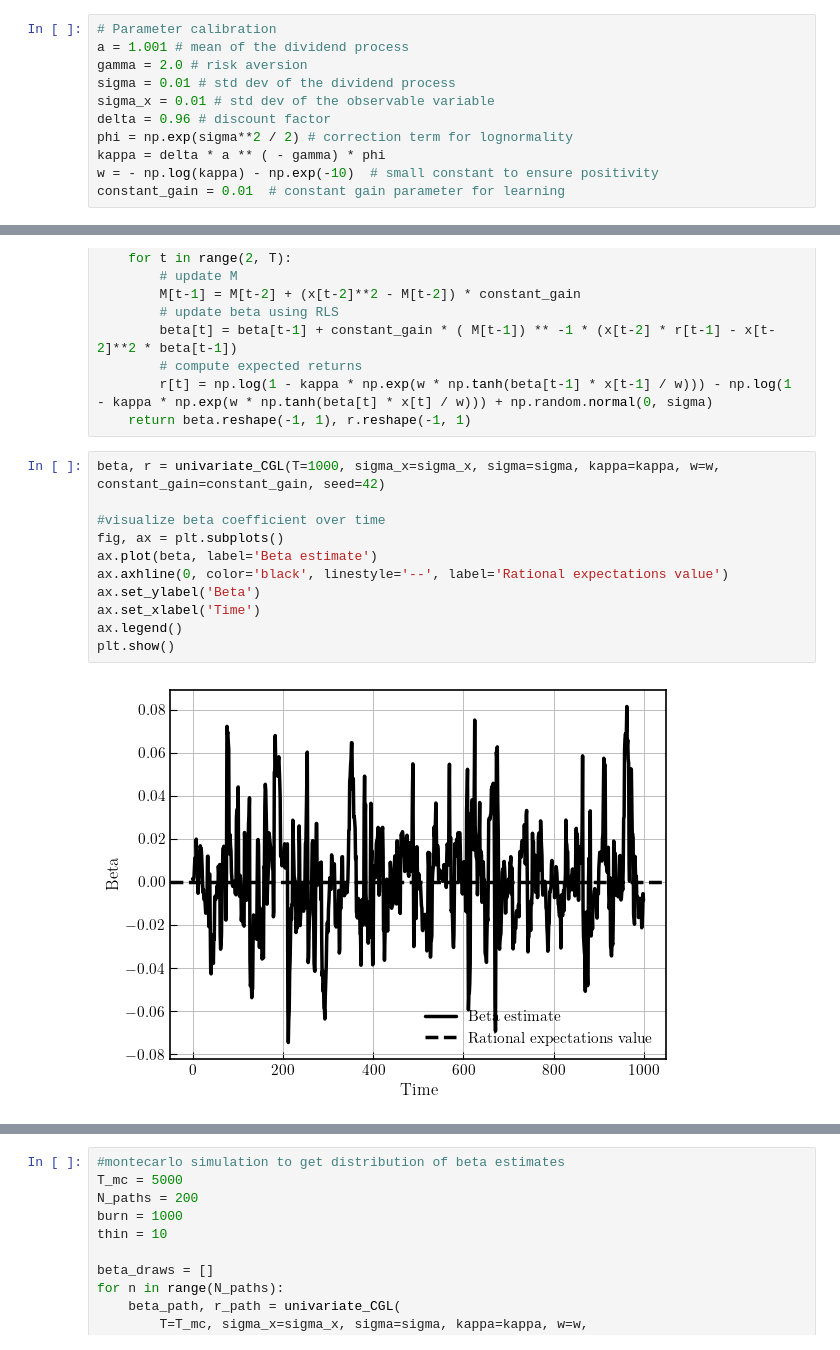
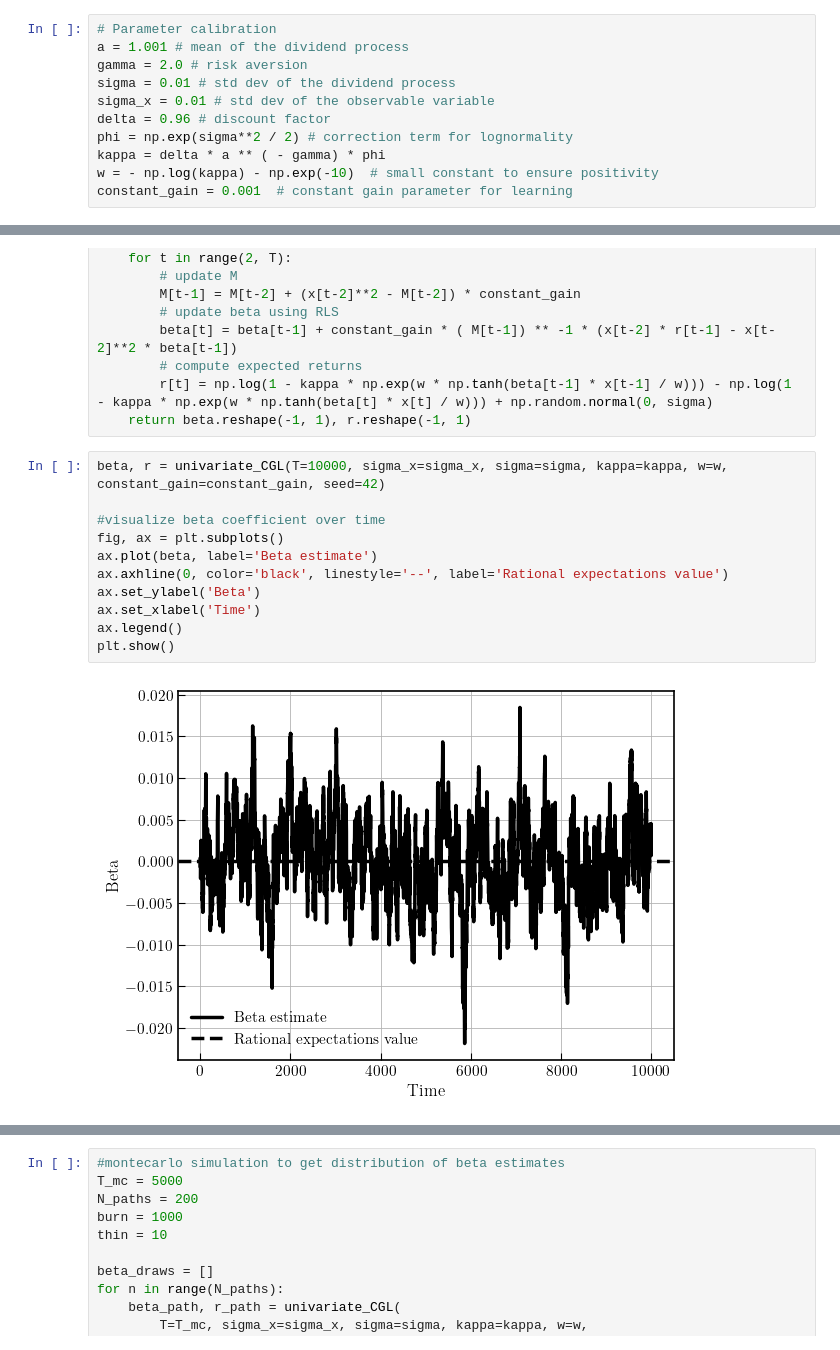
Before and after one commit to TommasoDF/Lasso_paper, a Jupyter notebook: Theory/simulate_constant_gain.ipynb, the cells around one changed output, grey strips where cells are left out. Cells and saved outputs as stored; diff of their text form.

```diff
--- a/Theory/simulate_constant_gain.ipynb
+++ b/Theory/simulate_constant_gain.ipynb
@@ -16,7 +16,7 @@ delta = 0.96 # discount factor
 phi = np.exp(sigma**2 / 2) # correction term for lognormality
 kappa = delta * a ** ( - gamma) * phi
 w = - np.log(kappa) - np.exp(-10)  # small constant to ensure positivity
-constant_gain = 0.01  # constant gain parameter for learning
+constant_gain = 0.001  # constant gain parameter for learning
 # %% [markdown]
 ## Univariate case
 # %%
@@ -43,15 +43,15 @@ def univariate_CGL(T, sigma_x, sigma, kappa, w, seed=None, constant_gain=0.01):
         r[t] = np.log(1 - kappa * np.exp(w * np.tanh(beta[t-1] * x[t-1] / w))) - np.log(1 - kappa * np.exp(w * np.tanh(beta[t] * x[t] / w))) + np.random.normal(0, sigma)
     return beta.reshape(-1, 1), r.reshape(-1, 1)
 # %%
-beta, r = univariate_CGL(T=1000, sigma_x=sigma_x, sigma=sigma, kappa=kappa, w=w, constant_gain=constant_gain, seed=42)
+beta, r = univariate_CGL(T=10000, sigma_x=sigma_x, sigma=sigma, kappa=kappa, w=w, constant_gain=constant_gain, seed=42)
 
 #visualize beta coefficient over time
 fig, ax = plt.subplots()
 ax.plot(beta, label='Beta estimate')
 ax.axhline(0, color='black', linestyle='--', label='Rational expectations value')
 ax.set_ylabel('Beta')
 ax.set_xlabel('Time')
 ax.legend()
 plt.show()
 # %% [output]
-[figure, old version]
+[figure, new version]
```
Also changed, not shown: parts of 1 cell of this notebook, 25 other files.
